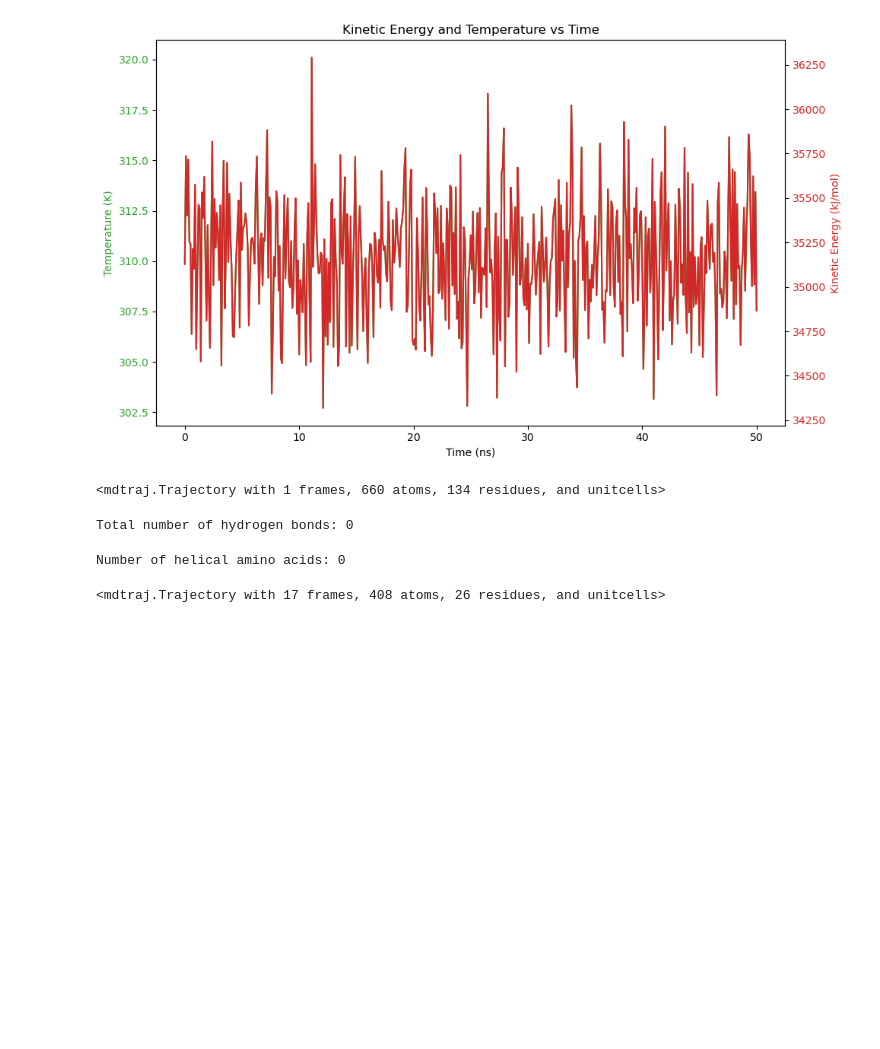
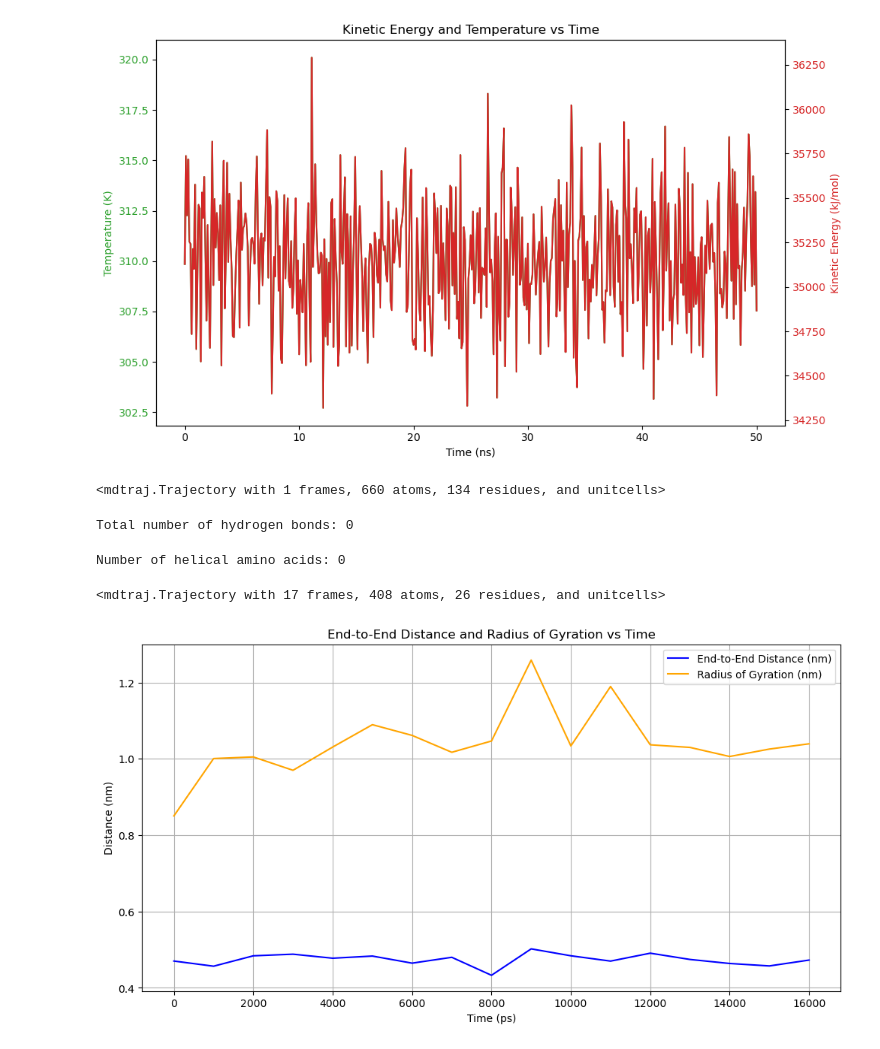
Before and after one commit to akshprad/comp-lab-class-2024, a Jupyter notebook: Week2-DataAnalysis/Week-2.ipynb, the cells around one changed output. Saved outputs shown, nothing was run; the diff lists cells and outputs as text; code cells hidden in the pictures; blank space fills up the shorter version.

```diff
--- a/Week2-DataAnalysis/Week-2.ipynb
+++ b/Week2-DataAnalysis/Week-2.ipynb
@@ -169,3 +172,15 @@ radius_of_gyration = md.compute_rg(traj)
 end_to_end_distance = end_to_end_distance.flatten()
 radius_of_gyration = radius_of_gyration.flatten()
 time = traj.time  # Time array in ps
+# %%
+plt.figure(figsize=(12, 6))
+plt.plot(time, end_to_end_distance, label='End-to-End Distance (nm)', color='blue')
+plt.plot(time, radius_of_gyration, label='Radius of Gyration (nm)', color='orange')
+plt.title('End-to-End Distance and Radius of Gyration vs Time')
+plt.xlabel('Time (ps)')
+plt.ylabel('Distance (nm)')
+plt.legend()
+plt.grid()
+plt.show()
+# %% [output]
+[figure, added]
```
Also changed, not shown: parts of 4 cells of this notebook, 19 other files.
